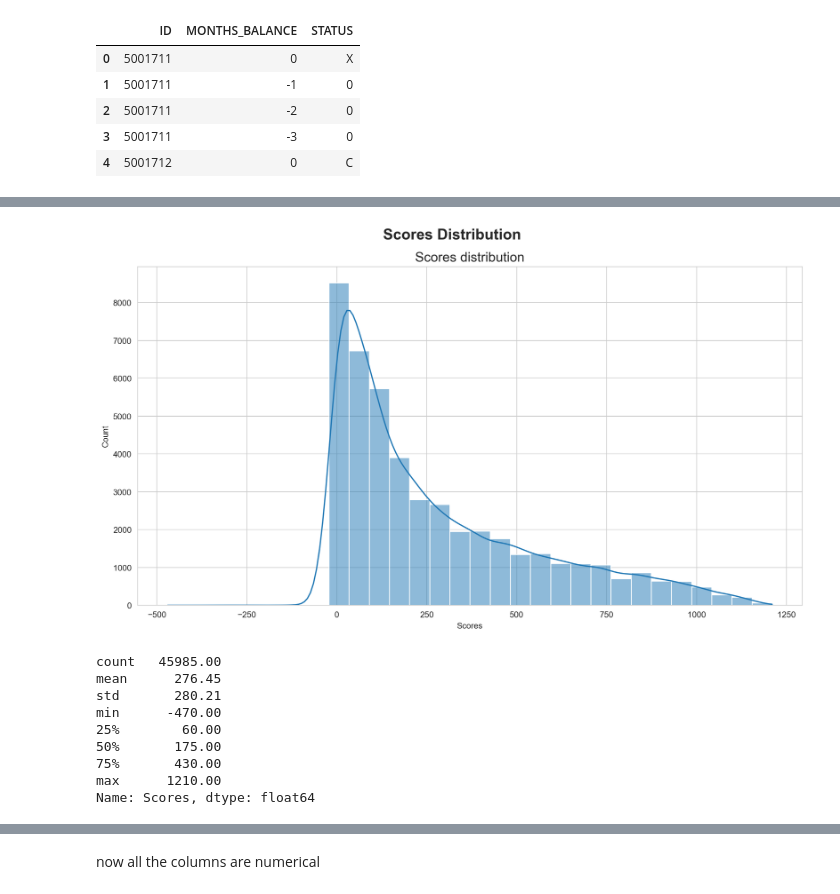
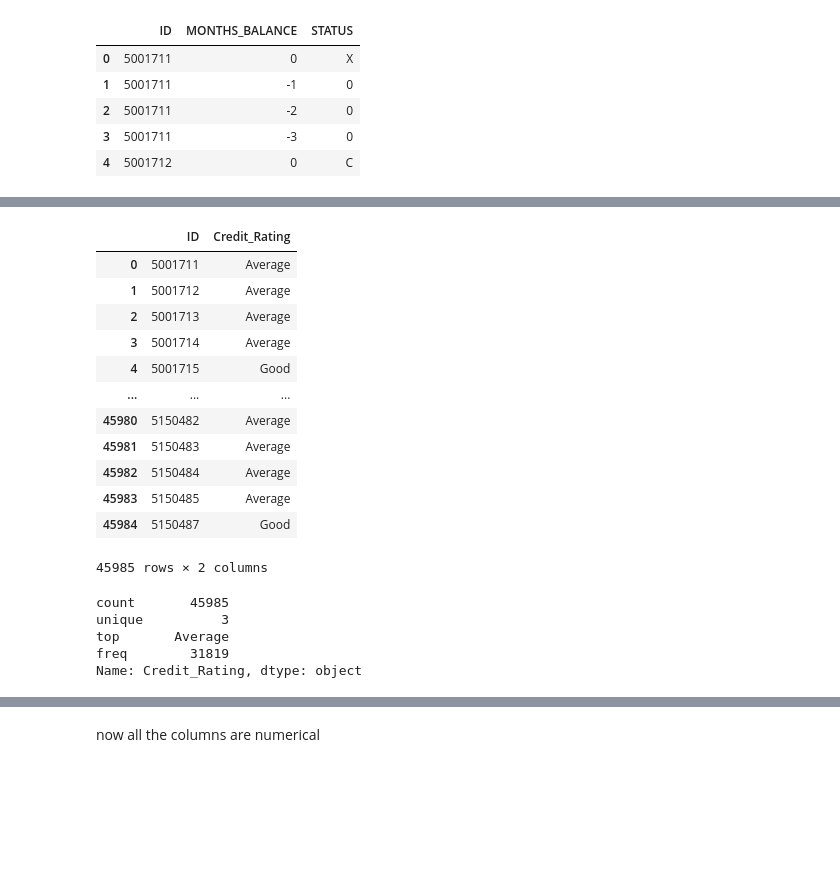
Before and after one commit to dddddvs/NTU-bc2406, a Jupyter notebook: main.ipynb, the cells around one changed output, grey strips where cells are left out. Saved outputs shown, nothing was run; the diff lists cells and outputs as text; code cells hidden in the pictures; blank space fills up the shorter version.

```diff
--- a/main.ipynb
+++ b/main.ipynb
@@ -536,26 +536,41 @@ scores_df
 45985 rows × 2 columns
-# %%
-fig, ax = plt.subplots(1, 1, figsize=(12, 7), dpi = 200)
-fig.suptitle('Scores Distribution', fontsize=18, fontweight='bold')
-
-# histogram
-sns.histplot(scores_df['Scores'], ax=ax, bins=30, kde=True)
-ax.set_title('Scores distribution', fontsize=16)
-
-plt.tight_layout()
-plt.show()
-# %% [output]
-[figure, removed]
+# %%
+# Define a function to evaluate credit ratings based on scores.
+def credit_rating(score):
+    if score > 100:
+        return 'Good'
+    elif score >= 0:
+        return 'Average'
+    else:
+        return 'Bad'
+
+# Apply this function to the 'Scores' column and create a new column 'Credit_Rating'
+scores_df['Credit_Rating'] = scores_df['Scores'].apply(credit_rating)
+
+# Drop the 'ID' column from the dataframe
+scores_df.drop('Scores', axis=1, inplace=True)
+
+scores_df
+# %% [output]
+|  | ID | Credit_Rating |
+| 0 | 5001711 | Average |
+| 1 | 5001712 | Average |
+| 2 | 5001713 | Average |
+| 3 | 5001714 | Average |
+| 4 | 5001715 | Good |
+| ... | ... | ... |
+| 45980 | 5150482 | Average |
+| 45981 | 5150483 | Average |
+| 45982 | 5150484 | Average |
+| 45983 | 5150485 | Average |
+| 45984 | 5150487 | Good |
+45985 rows × 2 columns
 # %%
-scores_df['Scores'].describe()
+scores_df['Credit_Rating'].describe()
 # %% [output]
-count   45985.00
-mean      276.45
-std       280.21
-min      -470.00
-25%        60.00
-50%       175.00
-75%       430.00
-max      1210.00
-Name: Scores, dtype: float64
+count       45985
+unique          3
+top       Average
+freq        31819
+Name: Credit_Rating, dtype: object
 # %%
```
Also changed, not shown: parts of 30 cells of this notebook, 1 other file.
